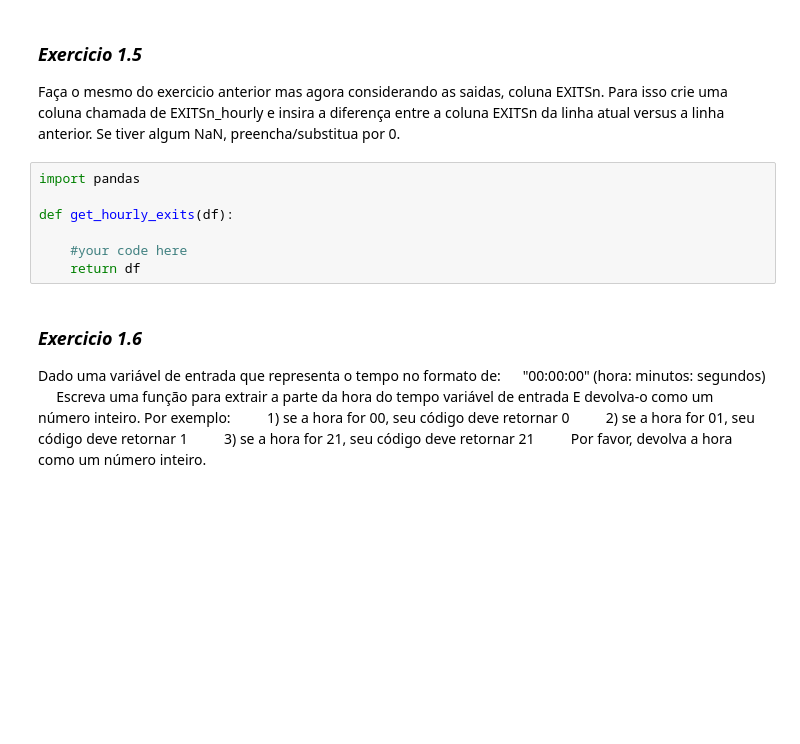
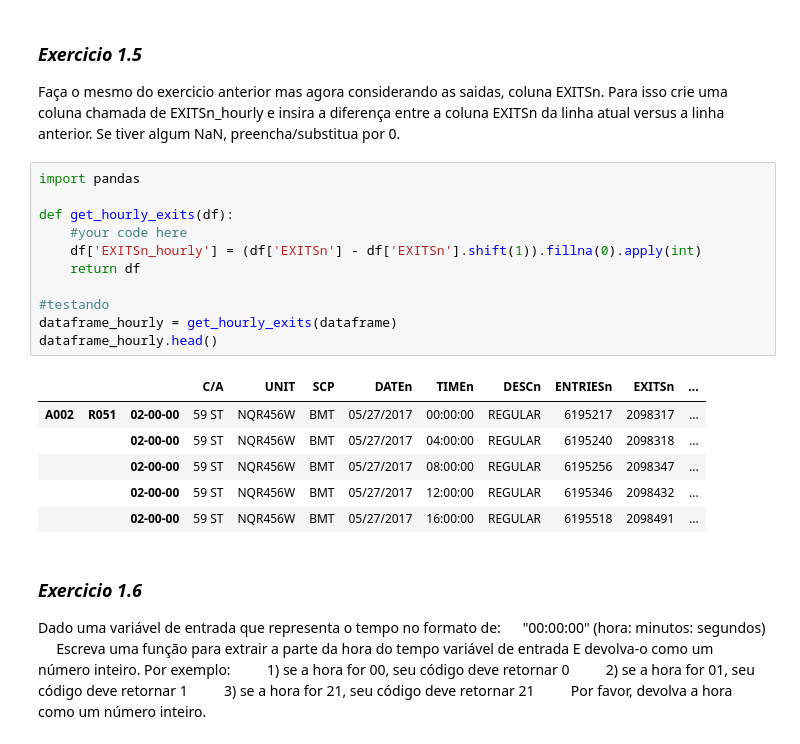
Before and after one commit to diogosmg/Udacity-DataScientist, a Jupyter notebook: subway-data/analyzing-subway-data-ndfdsi.ipynb, the cells around one changed output. Drawn from its saved outputs; the diff is of its cells as text; blank space fills up the shorter version.

```diff
--- a/subway-data/analyzing-subway-data-ndfdsi.ipynb
+++ b/subway-data/analyzing-subway-data-ndfdsi.ipynb
@@ -186,10 +254,21 @@ Para isso crie uma coluna chamada de EXITSn_hourly e insira a diferença entre a
 # %%
 import pandas
 
 def get_hourly_exits(df):
+    #your code here
+    df['EXITSn_hourly'] = (df['EXITSn'] - df['EXITSn'].shift(1)).fillna(0).apply(int)
+    return df
 
-    #your code here
-    return df
+#testando
+dataframe_hourly = get_hourly_exits(dataframe)
+dataframe_hourly.head()
+# %% [output]
+|  |  |  | C/A | UNIT | SCP | DATEn | TIMEn | DESCn | ENTRIESn | EXITSn | ... |
+| A002 | R051 | 02-00-00 | 59 ST | NQR456W | BMT | 05/27/2017 | 00:00:00 | REGULAR | 6195217 | 2098317 | ... |
+|  |  | 02-00-00 | 59 ST | NQR456W | BMT | 05/27/2017 | 04:00:00 | REGULAR | 6195240 | 2098318 | ... |
+|  |  | 02-00-00 | 59 ST | NQR456W | BMT | 05/27/2017 | 08:00:00 | REGULAR | 6195256 | 2098347 | ... |
+|  |  | 02-00-00 | 59 ST | NQR456W | BMT | 05/27/2017 | 12:00:00 | REGULAR | 6195346 | 2098432 | ... |
+|  |  | 02-00-00 | 59 ST | NQR456W | BMT | 05/27/2017 | 16:00:00 | REGULAR | 6195518 | 2098491 | ... |
 # %% [markdown]
 ### *Exercicio 1.6*
 
```
Also changed, not shown: parts of 14 cells of this notebook.
